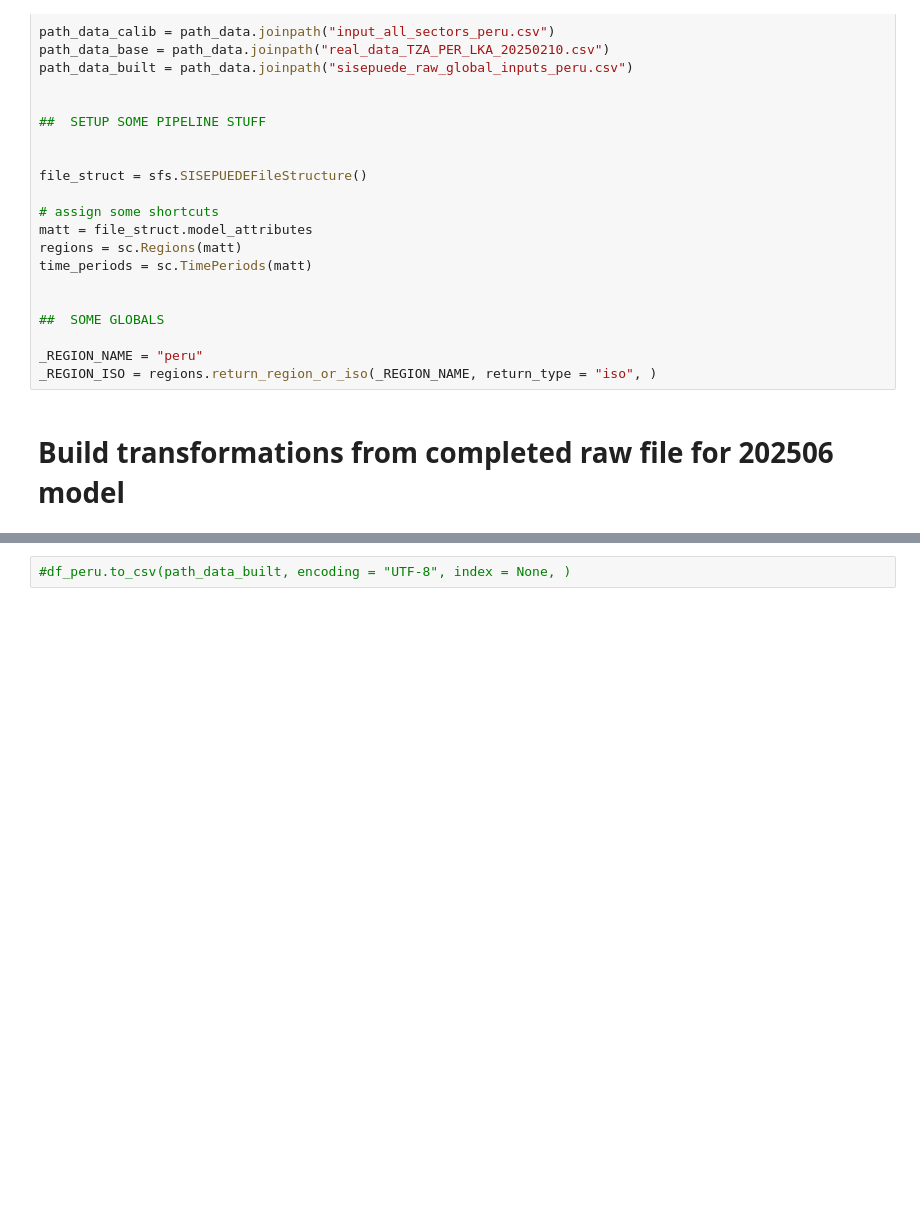
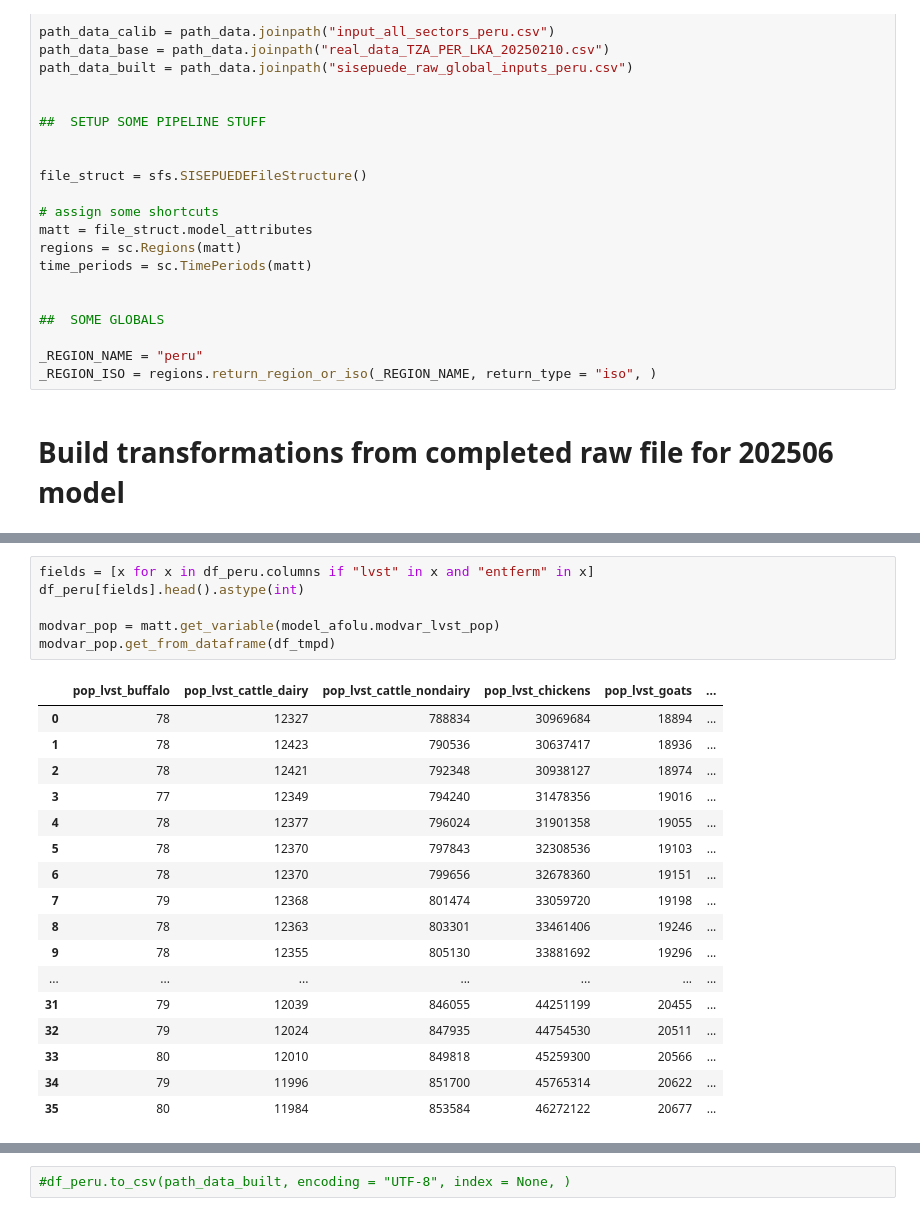
Before and after one commit to jcsyme/sisepuede_region_nbs, a Jupyter notebook: article_6_tanzania_sri_lanka_peru/peru_manager_article_6.ipynb, the cells around one changed output, grey strips where cells are left out. Drawn from its saved outputs; the diff is of its cells as text; blank space fills up the shorter version.

```diff
--- a/article_6_tanzania_sri_lanka_peru/peru_manager_article_6.ipynb
+++ b/article_6_tanzania_sri_lanka_peru/peru_manager_article_6.ipynb
@@ -116,0 +180,24 @@ df_peru = pd.read_csv(path_data_built)
+# %%
+fields = [x for x in df_peru.columns if "lvst" in x and "entferm" in x]
+df_peru[fields].head().astype(int)
+
+modvar_pop = matt.get_variable(model_afolu.modvar_lvst_pop)
+modvar_pop.get_from_dataframe(df_tmpd)
+# %% [output]
+|  | pop_lvst_buffalo | pop_lvst_cattle_dairy | pop_lvst_cattle_nondairy | pop_lvst_chickens | pop_lvst_goats | ... |
+| 0 | 78 | 12327 | 788834 | 30969684 | 18894 | ... |
+| 1 | 78 | 12423 | 790536 | 30637417 | 18936 | ... |
+| 2 | 78 | 12421 | 792348 | 30938127 | 18974 | ... |
+| 3 | 77 | 12349 | 794240 | 31478356 | 19016 | ... |
+| 4 | 78 | 12377 | 796024 | 31901358 | 19055 | ... |
+| 5 | 78 | 12370 | 797843 | 32308536 | 19103 | ... |
+| 6 | 78 | 12370 | 799656 | 32678360 | 19151 | ... |
+| 7 | 79 | 12368 | 801474 | 33059720 | 19198 | ... |
+| 8 | 78 | 12363 | 803301 | 33461406 | 19246 | ... |
+| 9 | 78 | 12355 | 805130 | 33881692 | 19296 | ... |
+| ... | ... | ... | ... | ... | ... | ... |
+| 31 | 79 | 12039 | 846055 | 44251199 | 20455 | ... |
+| 32 | 79 | 12024 | 847935 | 44754530 | 20511 | ... |
+| 33 | 80 | 12010 | 849818 | 45259300 | 20566 | ... |
+| 34 | 79 | 11996 | 851700 | 45765314 | 20622 | ... |
+| 35 | 80 | 11984 | 853584 | 46272122 | 20677 | ... |
```
Also changed, not shown: parts of 20 cells of this notebook, 5 other files.
